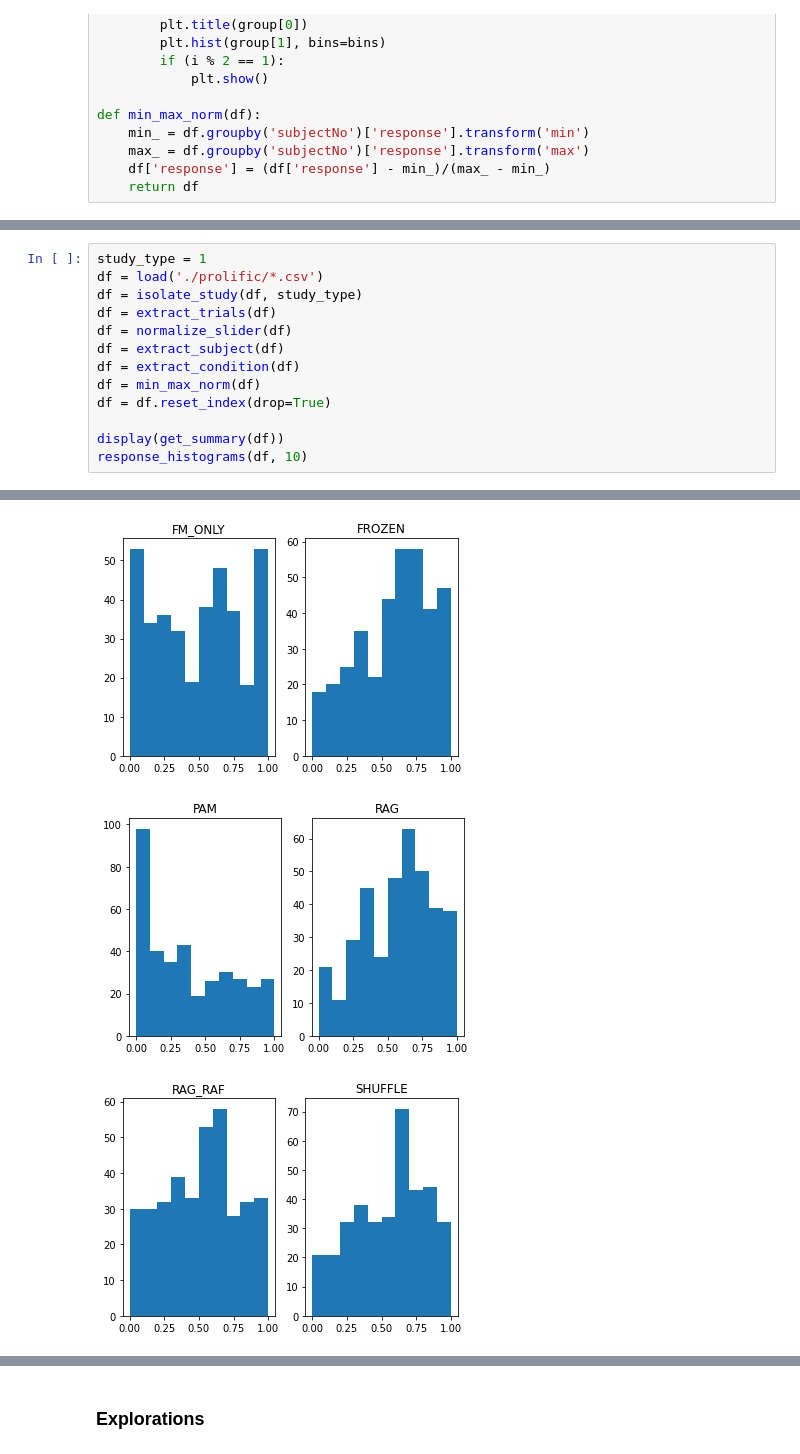
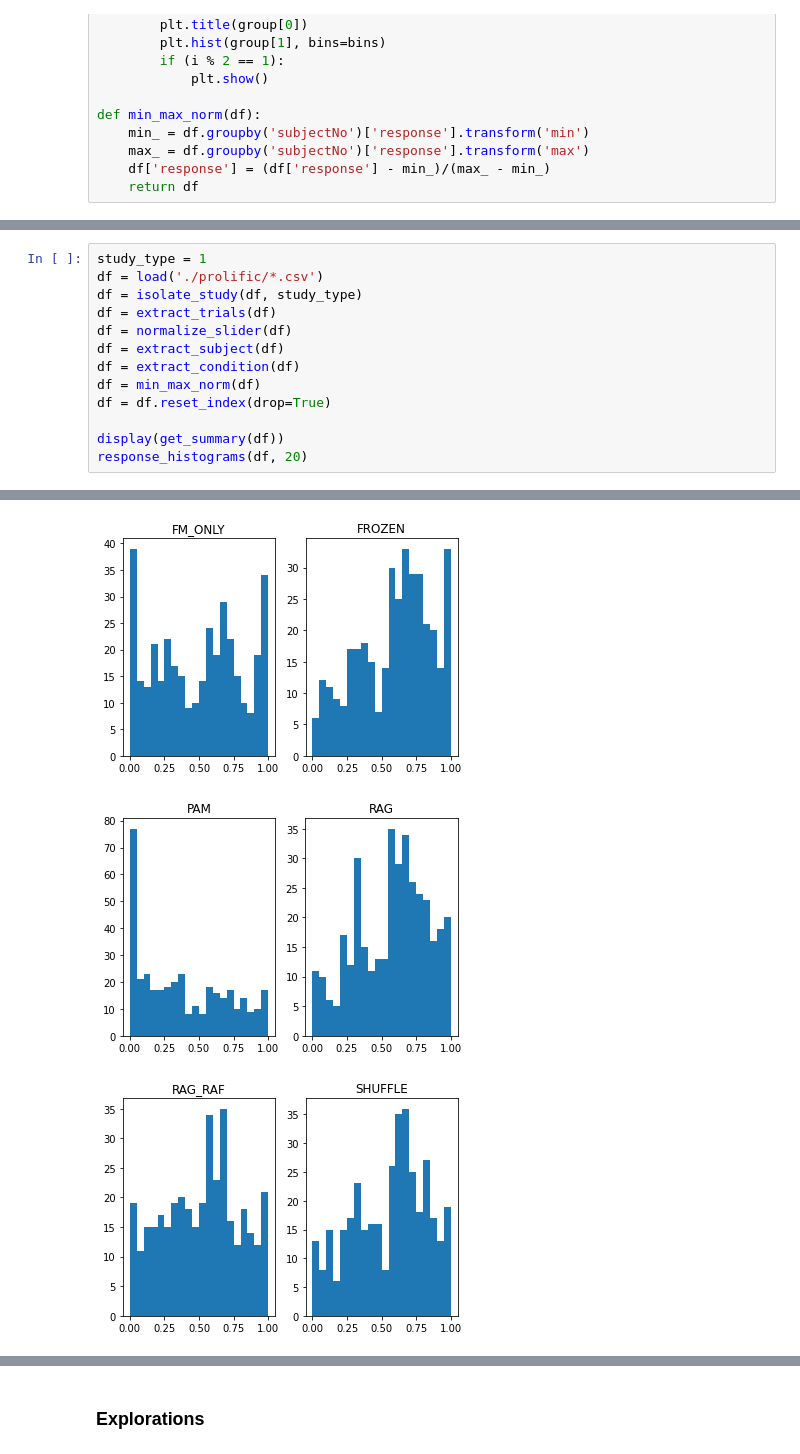
Before and after one commit to maxsolomonhenry/amp_mod, a Jupyter notebook: data/experimental_data_analysis.ipynb, the cells around one changed output, grey strips where cells are left out. Cells and saved outputs as stored; diff of their text form.

```diff
--- a/data/experimental_data_analysis.ipynb
+++ b/data/experimental_data_analysis.ipynb
@@ -161,7 +157,7 @@ df = min_max_norm(df)
 df = df.reset_index(drop=True)
 
 display(get_summary(df))
-response_histograms(df, 10)
+response_histograms(df, 20)
 # %% [output]
 |  | mean | std |
 | condition |  |  |
@@ -180,3 +176,3 @@ response_histograms(df, 10)
-[figure, old version]
+[figure, new version]
-[figure, old version]
+[figure, new version]
-[figure, old version]
+[figure, new version]
```
Also changed, not shown: parts of 5 cells of this notebook.
